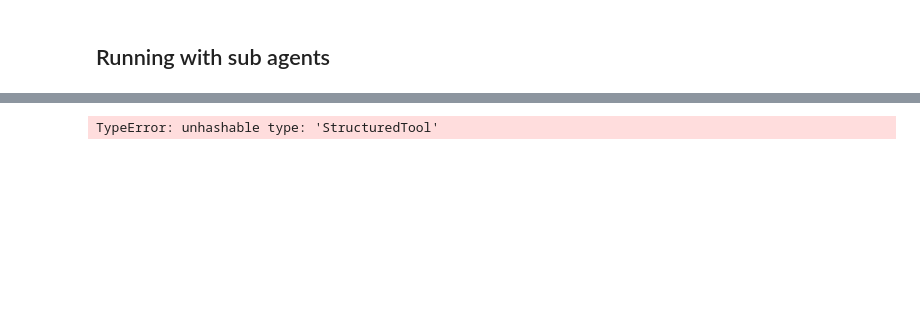
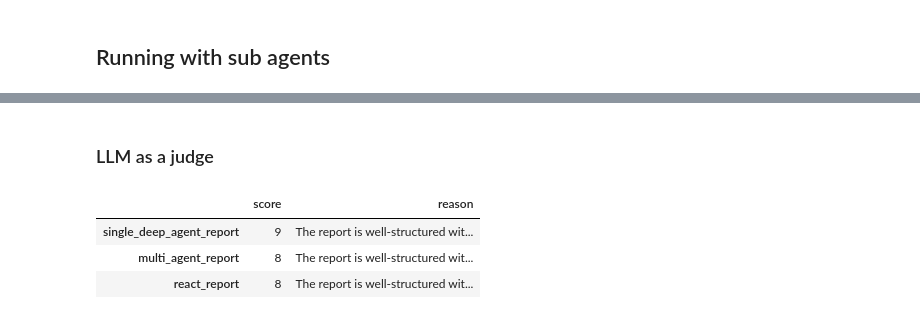
Before and after one commit to tituslhy/deep-agents-bento-llama-stack, a Jupyter notebook: local/deep_agents.ipynb, the cells around one changed output, grey strips where cells are left out. Cells and saved outputs as stored; diff of their text form; code cells hidden in the pictures; blank space fills up the shorter version.

Commit message:
add LLM as a judge

```diff
--- a/local/deep_agents.ipynb
+++ b/local/deep_agents.ipynb
@@ -381,9 +237,2 @@ CancelledError:
-# %%
-agent = create_deep_agent(
-    model = model,
-    tools = tools,
-    instructions = genai_instructions,
-    subagents = [alita_mcp_zero_sub_agent, critique_sub_agent],
-).with_config({"recursion_limit": 1000})
-# %% [output]
-TypeError: unhashable type: 'StructuredTool'
+# %% [markdown]
+### LLM as a judge
@@ -389,0 +247,45 @@ TypeError: unhashable type: 'StructuredTool'
+# %%
+from tqdm.notebook import tqdm
+from collections import defaultdict
+
+# model_with_structure = model.with_structured_output(ResultCard)
+model_with_tools = model.bind_tools([ResultCard])
+requirements = baseline_instructions
+res = defaultdict(dict)
+query = "How does Alita enable agents to create and deploy MCP tools if the agent deems that the tool does not exist?"
+
+for report in tqdm(reports):
+    report_name=report.split(".txt")[0]
+    with open(os.path.join("../reports", report), "r") as file:
+        text = file.read()
+        result = model_with_tools.invoke(
+            f"""
+            You are a teacher grading 3 reports.
+
+            This is the report's focus: {query}
+
+            These are the requirements for the report: {requirements}
+
+            This is the final report: {text}
+
+            Grade the final report on a score of 1-10 and give reasons for your score. Your score should
+            include the report's structure, the report's depth and how well the report is written.
+            Be critical but fair. Share why the result didn't score 10, or what went well and didn't.
+
+            Use the tool to return the final result.
+            """
+        )
+        # res[report_name] = result
+        res['score'][report_name] = result.tool_calls[-1]['args']['score']
+        res['reason'][report_name] = result.tool_calls[-1]['args']['reason_for_score']
+# %%
+import pandas as pd
+
+df = pd.DataFrame(res)
+# %%
+df
+# %% [output]
+|  | score | reason |
+| single_deep_agent_report | 9 | The report is well‑structured wit... |
+| multi_agent_report | 8 | The report is well‑structured wit... |
+| react_report | 8 | The report is well‑structured wit... |
```
Also changed, not shown: parts of 17 cells of this notebook, 6 other files.
